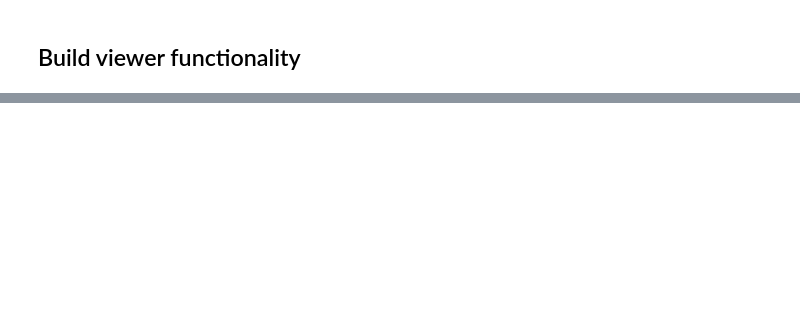
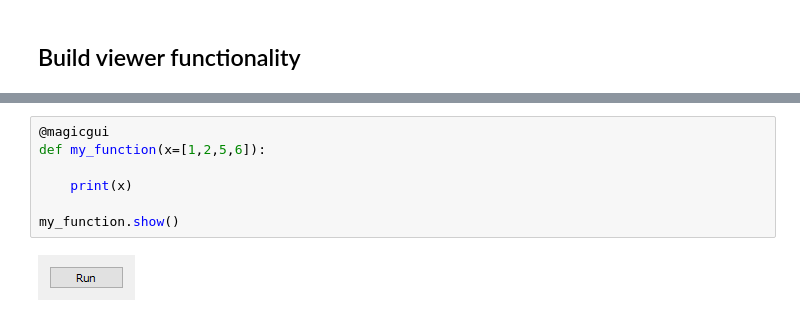
Before and after one commit to fjorka/tracking_pipeline, a Jupyter notebook: notebooks/04_tracking_correction_napari.ipynb, the cells around one changed output, grey strips where cells are left out. Saved outputs shown, nothing was run; the diff lists cells and outputs as text; blank space fills up the shorter version.

```diff
--- a/notebooks/04_tracking_correction_napari.ipynb
+++ b/notebooks/04_tracking_correction_napari.ipynb
@@ -249,0 +397,9 @@ The autoreload extension is already loaded. To reload it, use:
+# %%
+@magicgui
+def my_function(x=[1,2,5,6]):
+
+    print(x)
+
+my_function.show()
+# %% [output]
+[figure, added]
```
Also changed, not shown: parts of 59 cells of this notebook, 8 other files.
